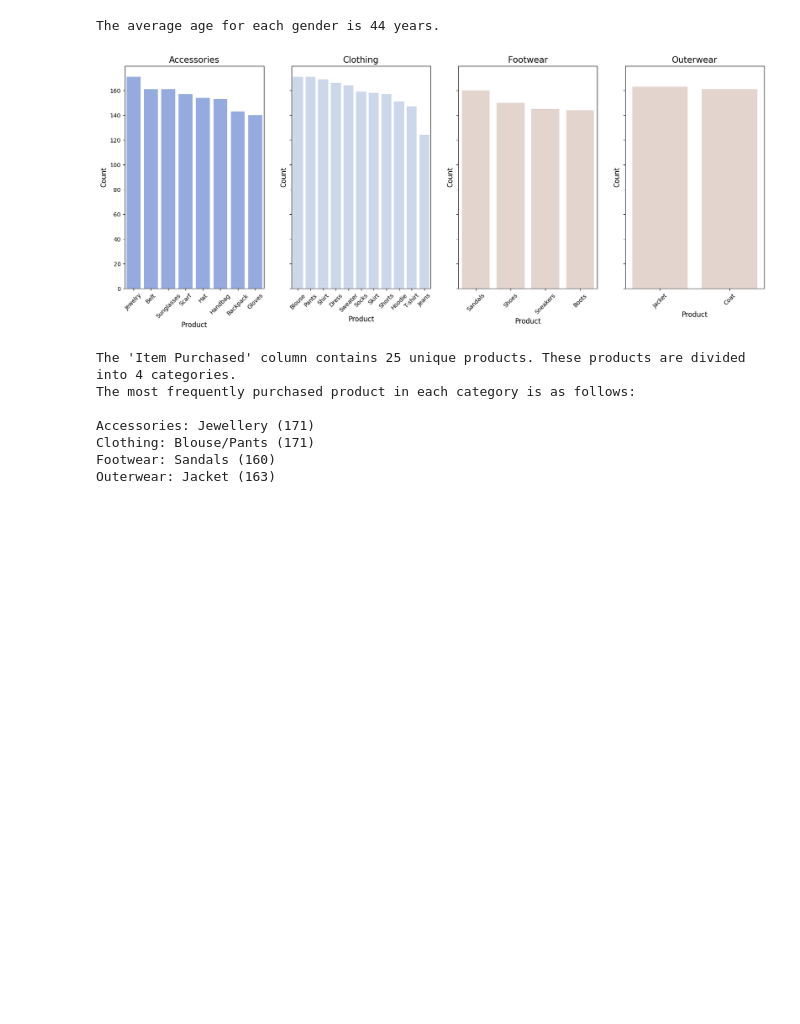
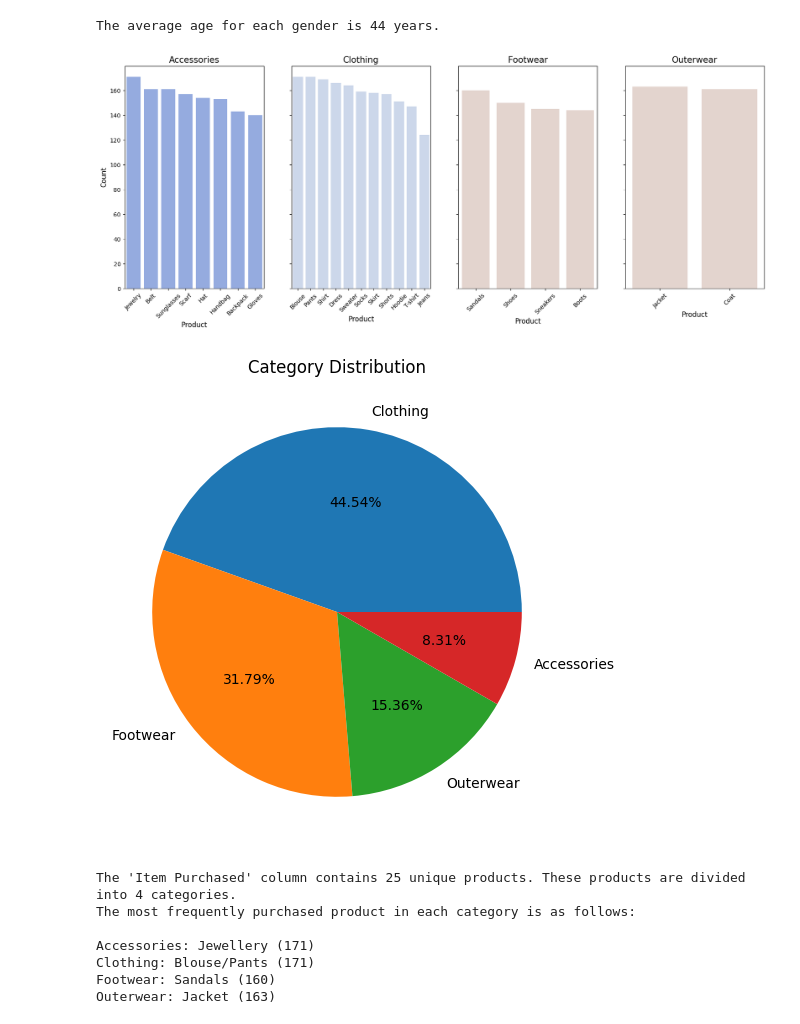
Before and after one commit to J0yfarah/EDA-of-Shopping-Data, a Jupyter notebook: eda-of-shopping-data.ipynb, the cells around one changed output. Drawn from its saved outputs; the diff is of its cells as text; code cells hidden in the pictures; blank space fills up the shorter version.

```diff
--- a/eda-of-shopping-data.ipynb
+++ b/eda-of-shopping-data.ipynb
@@ -34,7 +32,7 @@ Before we dive into answering the questions, let's first review the dataset to u
 # %%
 # Load data to df variable
 
-data = pd.read_csv('/kaggle/input/customer-shopping-latest-trends-dataset/shopping_trends.csv')
+data = pd.read_csv('shopping_trends.csv')
 df = data.copy()
 # %%
 # Display the first 5 rows to get an overview of the data.
@@ -171,34 +169,42 @@ products_sorted = products.sort_values(by=['Category','Count'], ascending=[True,
 
 
 
 
 categories = products_sorted['Category'].unique()
 
 fig, axes = plt.subplots(1, len(categories), figsize=(20, 7), sharey=True)
 color = {
     'Accessories': '#89a6eb',
     'Clothing': '#c7d5ef',
     'Footwear': '#e7d3ca',
     'Outerwear': '#e7d3ca'
 }
 
 for i, category in enumerate(categories):
     category_data = products_sorted[products_sorted['Category'] == category].sort_values(by='Count', ascending=False)
     sns.barplot(
         data=category_data,
         x='Item Purchased',
         y='Count',
         ax=axes[i],
         color=color[category]
     )
     axes[i].set_title(category, fontsize=15)
     axes[i].set_xlabel('Product', fontsize=12)
     axes[i].set_ylabel('Count', fontsize=12)
     axes[i].tick_params(axis='x', rotation=45)
 
 plt.show()
+
+
+
+plt.figure(figsize = (8,6))
+plt.pie(df['Category'].value_counts(), labels = df['Category'].unique(), autopct = '%1.2f%%')
+plt.title('Category Distribution')
+plt.show()
 # %% [output]
-[figure, old version]
+[figure, new version]
+[figure, added]
 # %%
 product_count = products_sorted['Item Purchased'].count()
 categories = products_sorted['Category'].unique()
```
Also changed, not shown: parts of 9 cells of this notebook, 1 other file.
